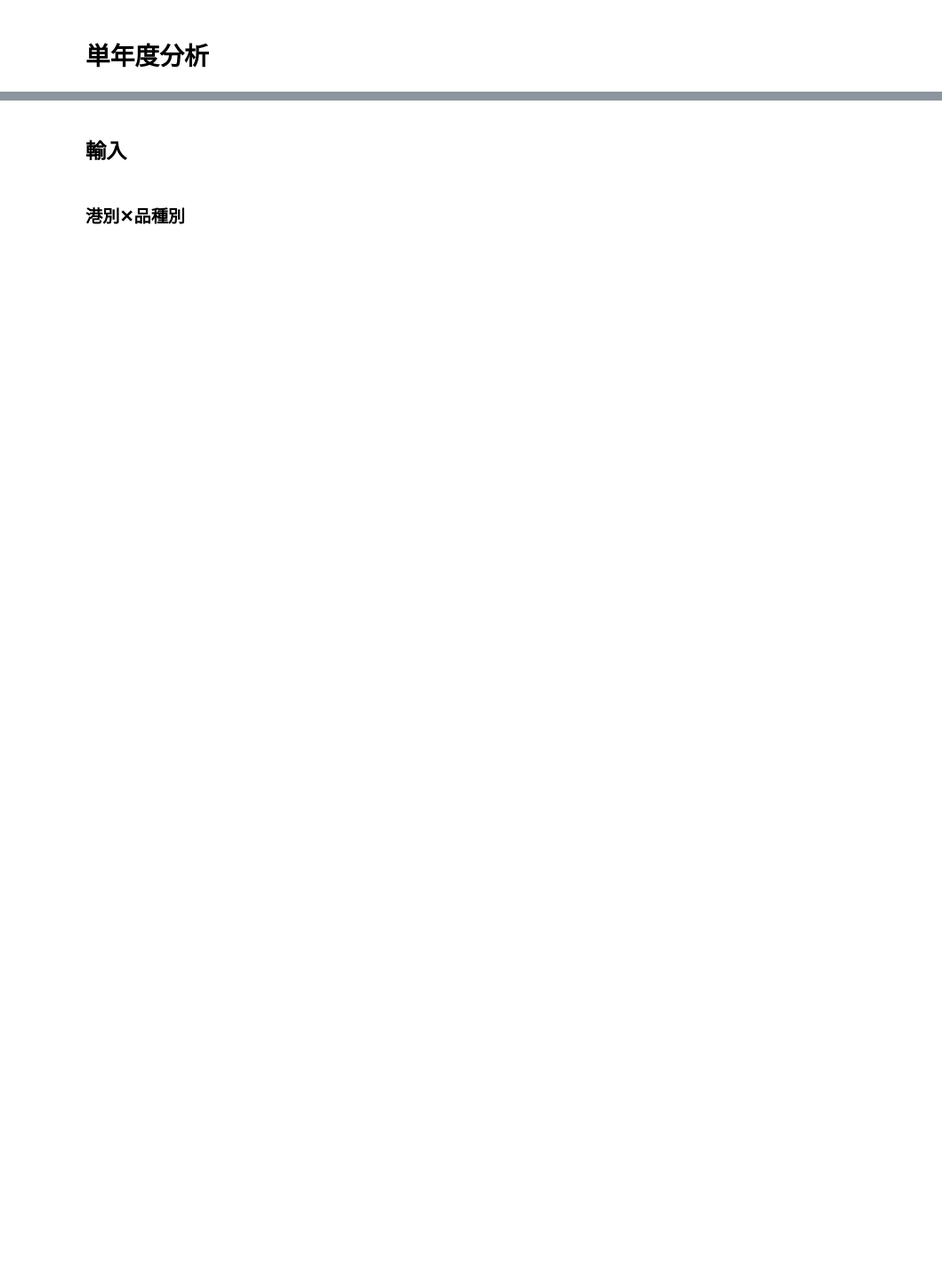
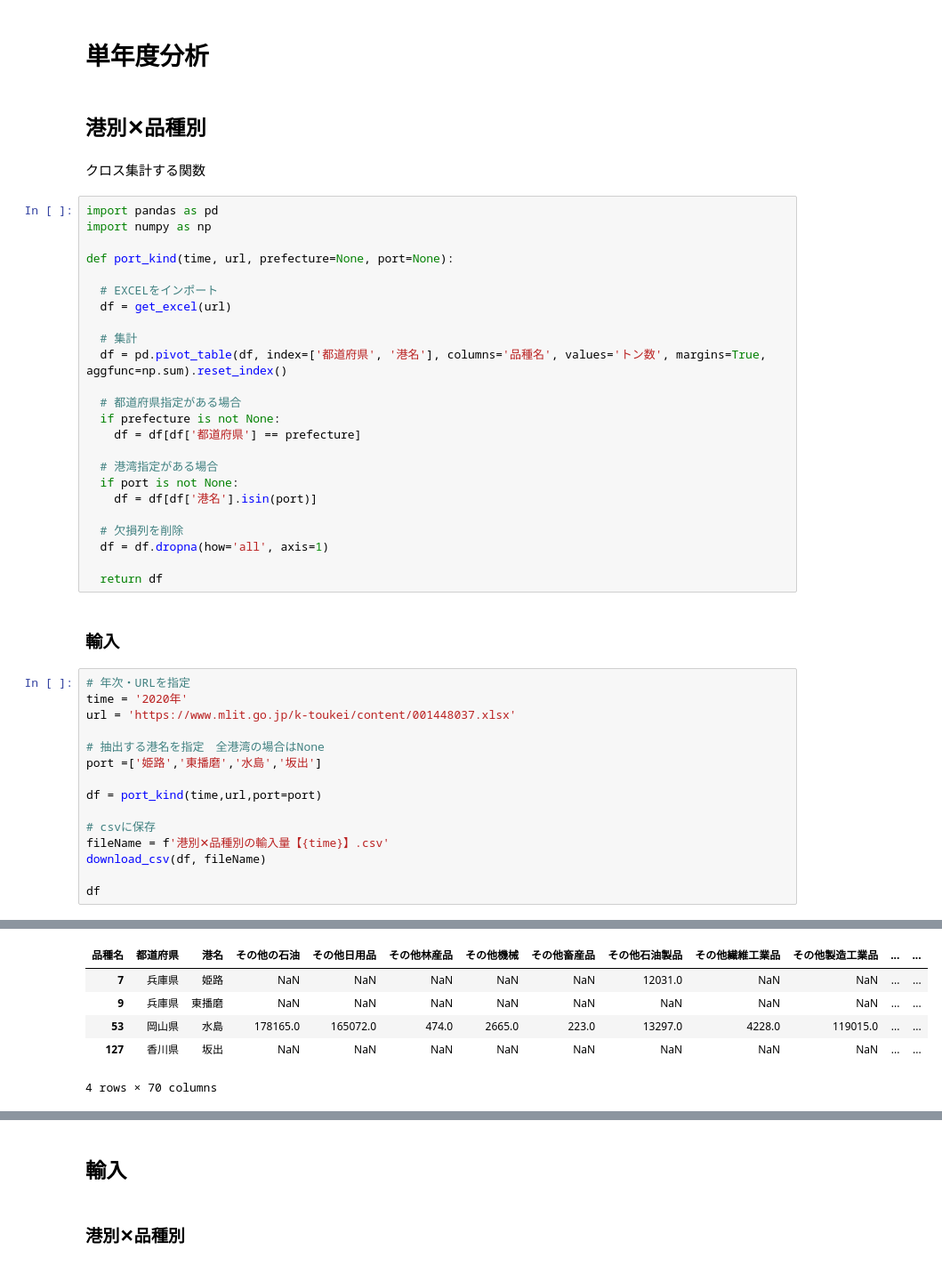
Before and after one commit to dicechick373/google-colab, a Jupyter notebook: 2022_kouwan/港湾統計（全国）.ipynb, the cells around one changed output, grey strips where cells are left out. Shown at 89% size. Saved outputs shown, nothing was run; the diff lists cells and outputs as text; blank space fills up the shorter version.

```diff
--- a/2022_kouwan/港湾統計（全国）.ipynb
+++ b/2022_kouwan/港湾統計（全国）.ipynb
@@ -47,2 +83,48 @@ def download_csv(df, fileName):
 # %% [markdown]
 # 単年度分析
+# %% [markdown]
+## 港別✕品種別
+# %% [markdown]
+クロス集計する関数
+# %%
+import pandas as pd
+import numpy as np
+
+def port_kind(time, url, prefecture=None, port=None):
+
+  # EXCELをインポート
+  df = get_excel(url)
+
+  # 集計
+  df = pd.pivot_table(df, index=['都道府県', '港名'], columns='品種名', values='トン数', margins=True, aggfunc=np.sum).reset_index()
+
+  # 都道府県指定がある場合
+  if prefecture is not None:
+    df = df[df['都道府県'] == prefecture]
+
+  # 港湾指定がある場合
+  if port is not None:
+    df = df[df['港名'].isin(port)]
+
+  # 欠損列を削除
+  df = df.dropna(how='all', axis=1)
+
+  return df
+# %% [markdown]
+### 輸入
+# %%
+# 年次・URLを指定
+time = '2020年'
+url = 'https://www.mlit.go.jp/k-toukei/content/001448037.xlsx'
+
+# 抽出する港名を指定　全港湾の場合はNone
+port =['姫路','東播磨','水島','坂出']
+
+df = port_kind(time,url,port=port)
+
+# csvに保存
+fileName = f'港別✕品種別の輸入量【{time}】.csv'
+download_csv(df, fileName)
+
+df
+# %% [output]
@@ -48,0 +133,6 @@ def download_csv(df, fileName):
+| 品種名 | 都道府県 | 港名 | その他の石油 | その他日用品 | その他林産品 | その他機械 | その他畜産品 | その他石油製品 | その他繊維工業品 | その他製造工業品 | ... | ... |
+| 7 | 兵庫県 | 姫路 | NaN | NaN | NaN | NaN | NaN | 12031.0 | NaN | NaN | ... | ... |
+| 9 | 兵庫県 | 東播磨 | NaN | NaN | NaN | NaN | NaN | NaN | NaN | NaN | ... | ... |
+| 53 | 岡山県 | 水島 | 178165.0 | 165072.0 | 474.0 | 2665.0 | 223.0 | 13297.0 | 4228.0 | 119015.0 | ... | ... |
+| 127 | 香川県 | 坂出 | NaN | NaN | NaN | NaN | NaN | NaN | NaN | NaN | ... | ... |
+4 rows × 70 columns
```
Also changed, not shown: parts of 13 cells of this notebook.
